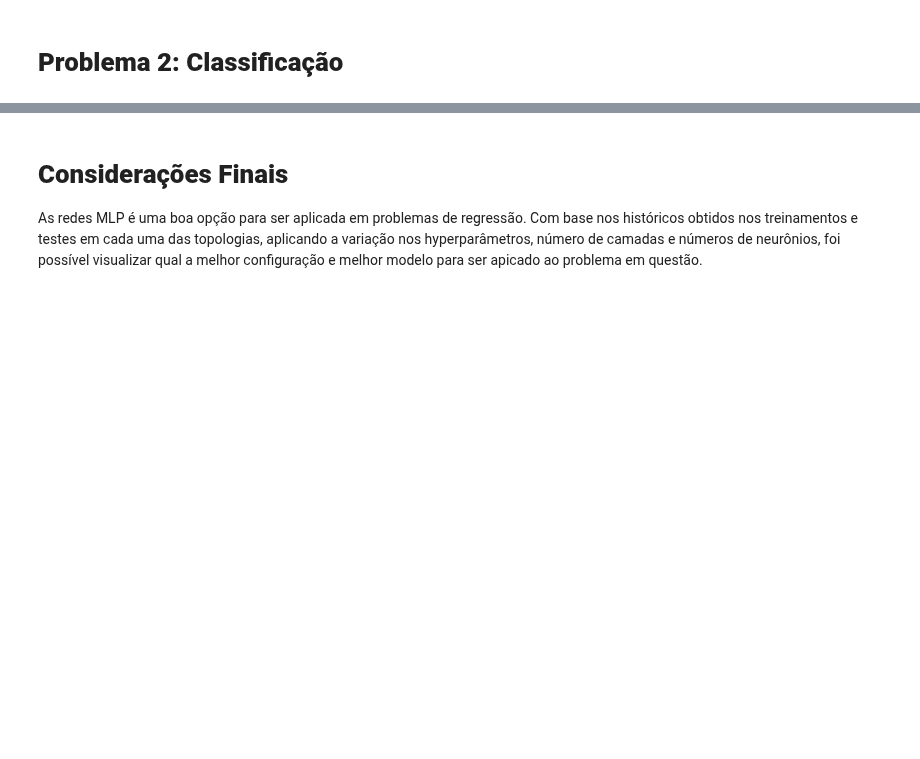
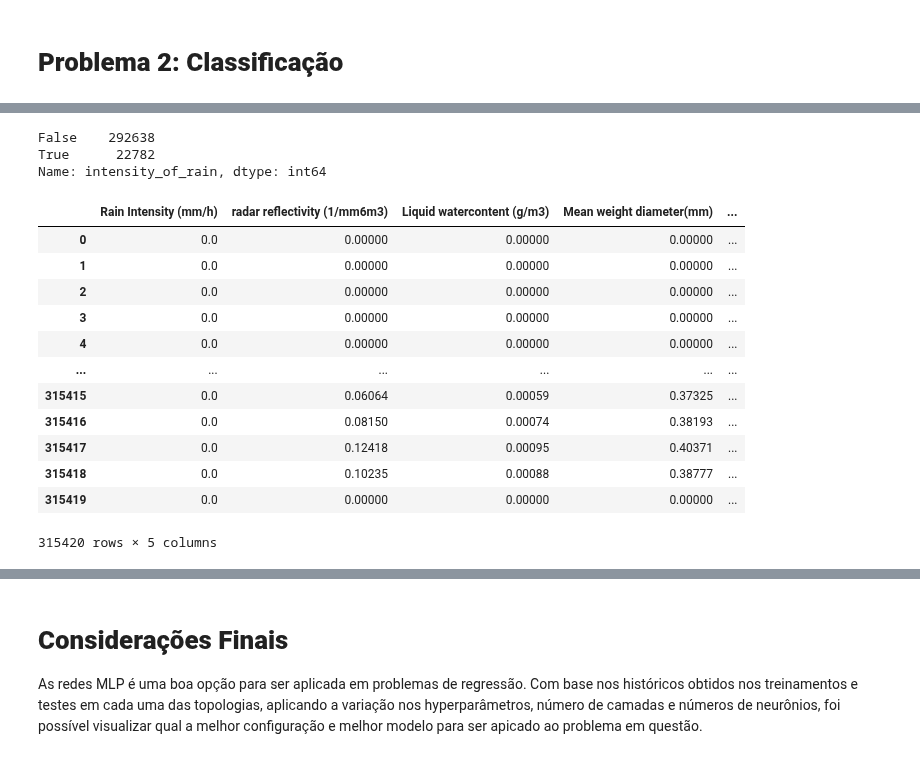
Before and after one commit to lourencocavalcante/Neurocomputacao, a Jupyter notebook: CAP351_Projeto_01_MLP.ipynb, the cells around one changed output, grey strips where cells are left out. Saved outputs shown, nothing was run; the diff lists cells and outputs as text; code cells hidden in the pictures; blank space fills up the shorter version.

```diff
--- a/CAP351_Projeto_01_MLP.ipynb
+++ b/CAP351_Projeto_01_MLP.ipynb
@@ -851,0 +742,27 @@ df_train_rd80.head(n=20)'''
+# %%
+#Defining the feature how will be our classify 🎯
+targets = df_rd80_full['intensity_of_rain']
+features = df_rd80_full.drop('intensity_of_rain', axis=1)
+targets.value_counts()
+# %% [output]
+False    292638
+True      22782
+Name: intensity_of_rain, dtype: int64
+# %%
+features.drop(['Datetime'], axis=1, inplace=True)
+# %%
+features
+# %% [output]
+|  | Rain Intensity (mm/h) | radar reflectivity (1/mm6m3) | Liquid watercontent (g/m3) | Mean weight diameter(mm) | ... |
+| 0 | 0.0 | 0.00000 | 0.00000 | 0.00000 | ... |
+| 1 | 0.0 | 0.00000 | 0.00000 | 0.00000 | ... |
+| 2 | 0.0 | 0.00000 | 0.00000 | 0.00000 | ... |
+| 3 | 0.0 | 0.00000 | 0.00000 | 0.00000 | ... |
+| 4 | 0.0 | 0.00000 | 0.00000 | 0.00000 | ... |
+| ... | ... | ... | ... | ... | ... |
+| 315415 | 0.0 | 0.06064 | 0.00059 | 0.37325 | ... |
+| 315416 | 0.0 | 0.08150 | 0.00074 | 0.38193 | ... |
+| 315417 | 0.0 | 0.12418 | 0.00095 | 0.40371 | ... |
+| 315418 | 0.0 | 0.10235 | 0.00088 | 0.38777 | ... |
+| 315419 | 0.0 | 0.00000 | 0.00000 | 0.00000 | ... |
+315420 rows × 5 columns
```
Also changed, not shown: parts of 32 cells of this notebook.
